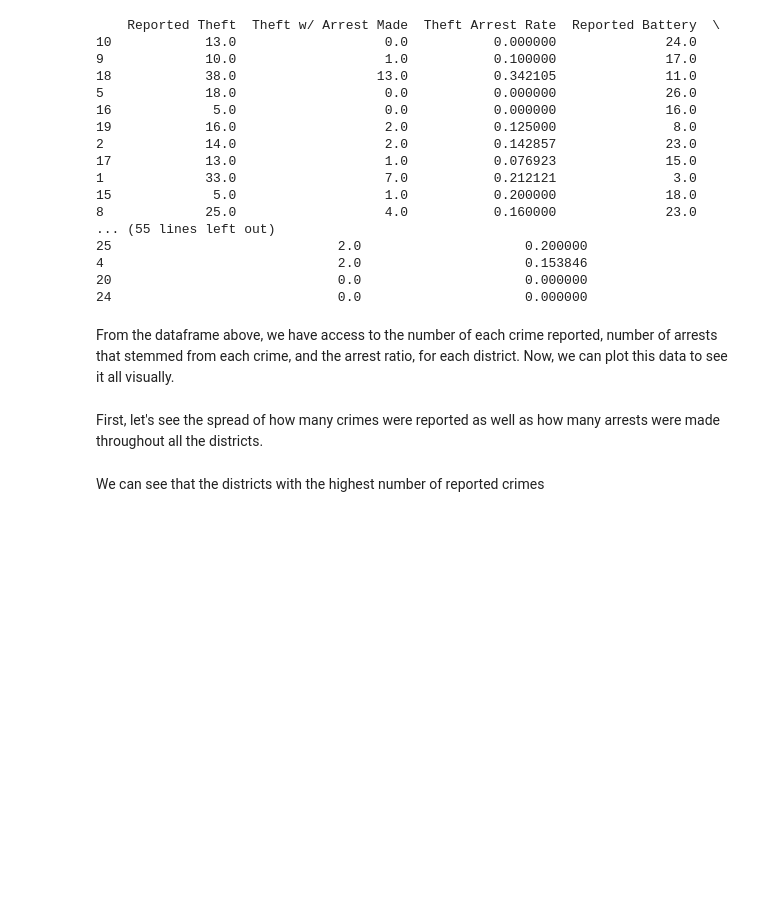
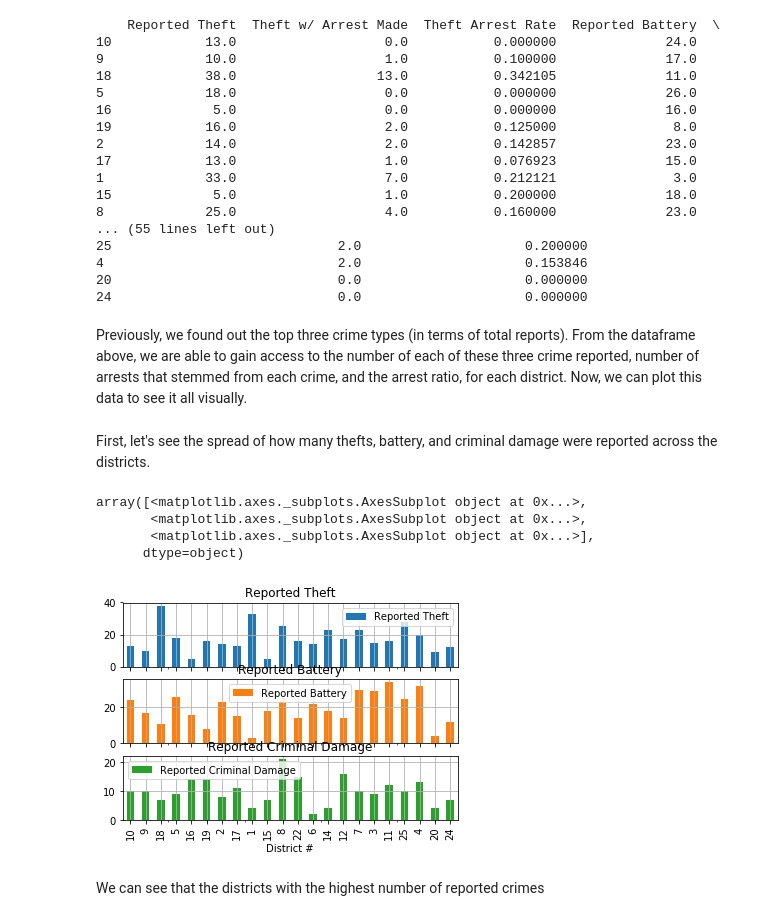
Before and after one commit to JamesMcDougallJr/Projects, a Jupyter notebook: AlvinFinalProject.ipynb, the cells around one changed output. Cells and saved outputs as stored; diff of their text form; code cells hidden in the pictures; blank space fills up the shorter version.

```diff
--- a/AlvinFinalProject.ipynb
+++ b/AlvinFinalProject.ipynb
@@ -180,6 +212,6 @@ print(dist_pred_arrest)
 20                             0.0                     0.000000
 24                             0.0                     0.000000
 # %% [markdown]
-From the dataframe above, we have access to the number of each crime reported, number of arrests that stemmed from each crime, and the arrest ratio, for each district. Now, we can plot this data to see it all visually.
+Previously, we found out the top three crime types (in terms of total reports). From the dataframe above, we are able to gain access to the number of each of these three crime reported, number of arrests that stemmed from each crime, and the arrest ratio, for each district. Now, we can plot this data to see it all visually.
 # %% [markdown]
-First, let's see the spread of how many crimes were reported as well as how many arrests were made throughout all the districts.
+First, let's see the spread of how many thefts, battery, and criminal damage were reported across the districts.
@@ -190,3 +218,17 @@ totalCriminalDamage = dist_pred_arrest['Reported Theft']
+# %%
+totalTheft = dist_pred_arrest['Reported Theft']
+totalBattery = dist_pred_arrest['Reported Battery']
+totalCriminalDamage = dist_pred_arrest['Reported Criminal Damage']
+
+totalVals = dist_pred_arrest[['Reported Theft', 'Reported Battery', 'Reported Criminal Damage']].copy()
+totalVals.index.name = 'District #'
+totalVals.plot(kind='bar',grid=True,subplots=True,sharex=True)
+# %% [output]
+array([<matplotlib.axes._subplots.AxesSubplot object at 0x...>,
+       <matplotlib.axes._subplots.AxesSubplot object at 0x...>,
+       <matplotlib.axes._subplots.AxesSubplot object at 0x...>],
+      dtype=object)
+[figure, added]
 # %% [markdown]
 We can see that the districts with the highest number of reported crimes
 # %%
```
Also changed, not shown: parts of 6 cells of this notebook.
